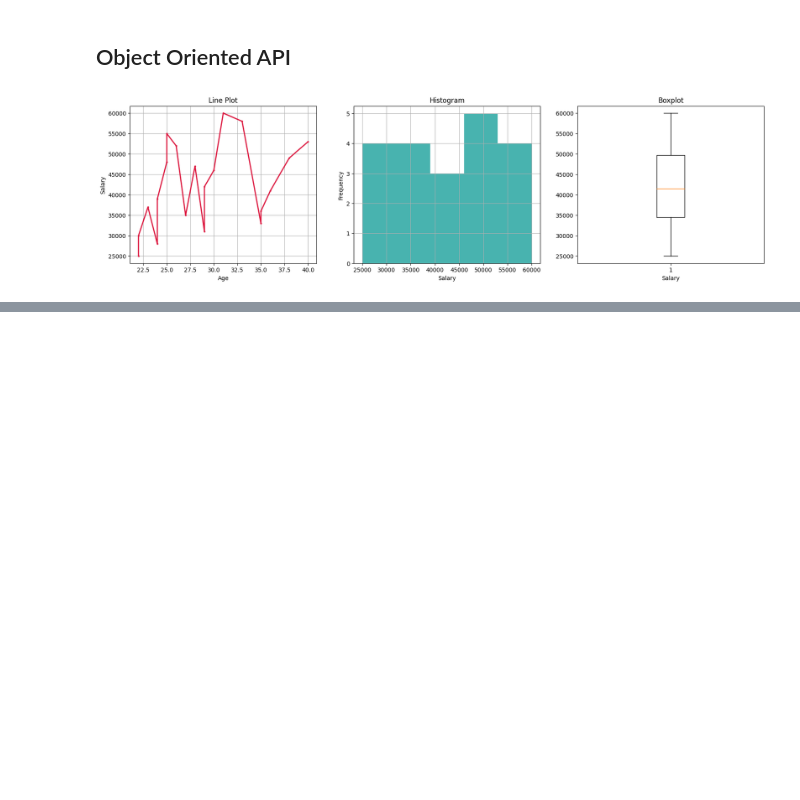
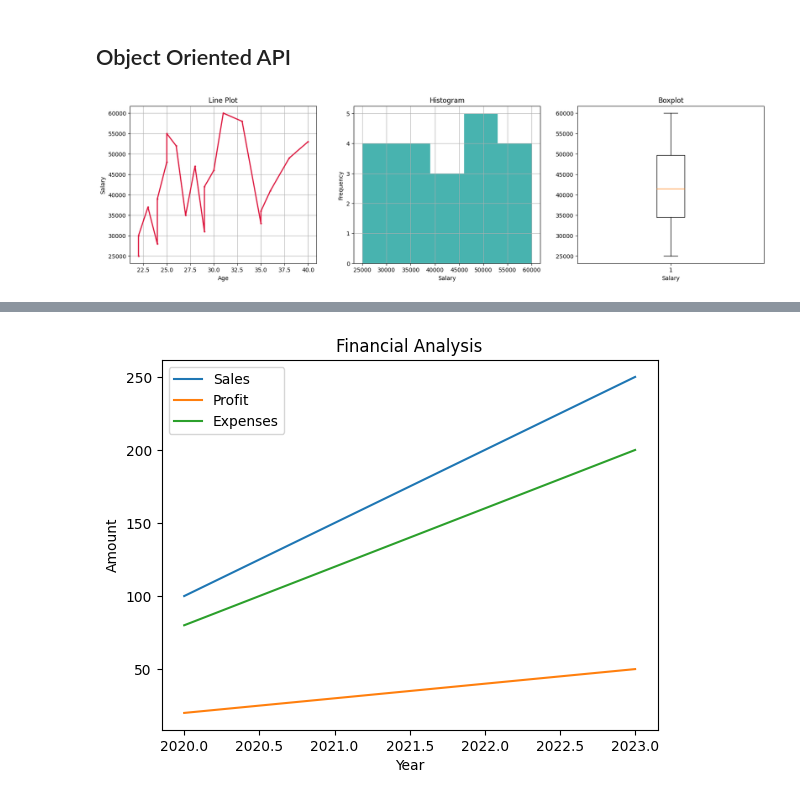
Before and after one commit to BADARRASHEED/Matplotlib, a Jupyter notebook: Matplotlib.ipynb, the cells around one changed output, grey strips where cells are left out. Cells and saved outputs as stored; diff of their text form; code cells hidden in the pictures; blank space fills up the shorter version.

```diff
--- a/Matplotlib.ipynb
+++ b/Matplotlib.ipynb
@@ -321,3 +321,12 @@ plt.savefig("multiple_plots.png") # .png/.jpg/.jpeg/.pdf
 plt.show()
 # %% [output]
 [figure]
+# %%
+data2 = {
+    "Year": [2020, 2021, 2022, 2023],
+    "Sales": [100, 150, 200, 250],
+    "Profit": [20, 30, 40, 50],
+    "Expenses": [80, 120, 160, 200]
+}
+# %%
+financial_df = pd.DataFrame(data2)
@@ -323,0 +341,12 @@ plt.show()
+# %%
+plt.plot(financial_df["Year"], financial_df["Sales"], label="Sales")
+plt.plot(financial_df["Year"], financial_df["Profit"], label="Profit")
+plt.plot(financial_df["Year"], financial_df["Expenses"], label="Expenses")
+
+plt.title("Financial Analysis")
+plt.xlabel("Year")
+plt.ylabel("Amount")
+plt.legend()
+plt.show()
+# %% [output]
+[figure, added]
```
Also changed, not shown: parts of 2 cells of this notebook.
